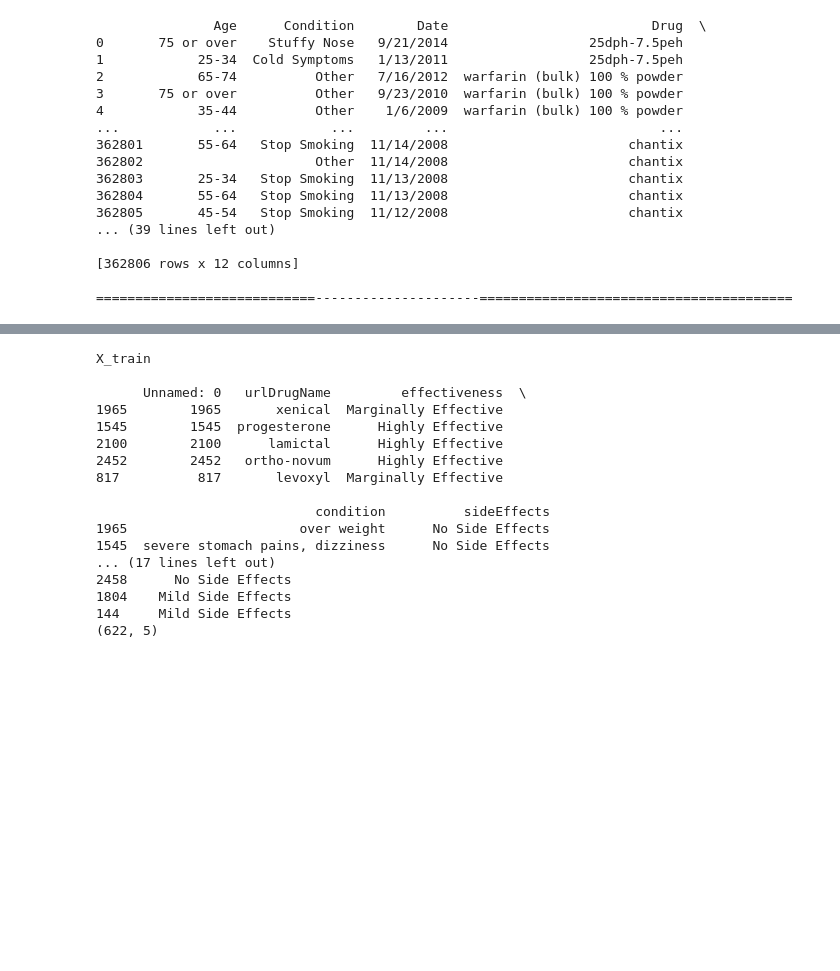
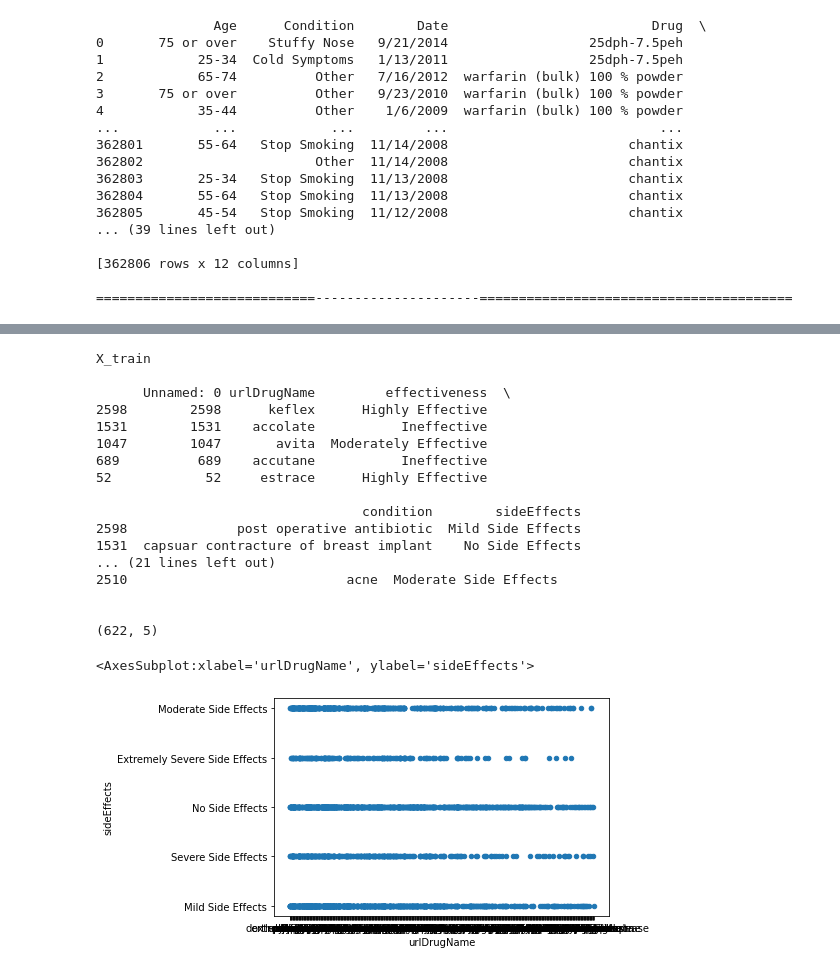
Before and after one commit to varshabilwar/RIO125-Side-effect-of-Drugs, a Jupyter notebook: source/DataImport_V1.ipynb, the cells around one changed output, grey strips where cells are left out. Drawn from its saved outputs; the diff is of its cells as text; code cells hidden in the pictures; blank space fills up the shorter version.

```diff
--- a/source/DataImport_V1.ipynb
+++ b/source/DataImport_V1.ipynb
@@ -70,26 +99,33 @@ X = iData_DrugEffects.drop('rating',axis=1)
 X_train, X_test, y_train, y_test = train_test_split( X, y , test_size=0.2)
 print("\nX_train\n")
 print(X_train.head())
+print("\n")
 print(X_train.shape)
 
 print("\nX_test:\n")
 print(X_test.head())
+print("\n")
 print(X_test.shape)
 # %% [output]
 X_train
 
-      Unnamed: 0   urlDrugName         effectiveness  \
-1965        1965       xenical  Marginally Effective
-1545        1545  progesterone      Highly Effective
-2100        2100      lamictal      Highly Effective
-2452        2452   ortho-novum      Highly Effective
-817          817       levoxyl  Marginally Effective
+      Unnamed: 0 urlDrugName         effectiveness  \
+2598        2598      keflex      Highly Effective
+1531        1531    accolate           Ineffective
+1047        1047       avita  Moderately Effective
+689          689    accutane           Ineffective
+52            52     estrace      Highly Effective
 
-                            condition          sideEffects
-1965                      over weight      No Side Effects
-1545  severe stomach pains, dizziness      No Side Effects
-... (17 lines left out)
-2458      No Side Effects
-1804    Mild Side Effects
-144     Mild Side Effects
+                                  condition        sideEffects
+2598              post operative antibiotic  Mild Side Effects
+1531  capsuar contracture of breast implant    No Side Effects
+... (21 lines left out)
+2510                            acne  Moderate Side Effects
+
+
 (622, 5)
+# %%
+iData_DrugEffects.plot.scatter("urlDrugName" , "sideEffects")
+# %% [output]
+<AxesSubplot:xlabel='urlDrugName', ylabel='sideEffects'>
+[figure, added]
```
Also changed, not shown: parts of 7 cells of this notebook.
